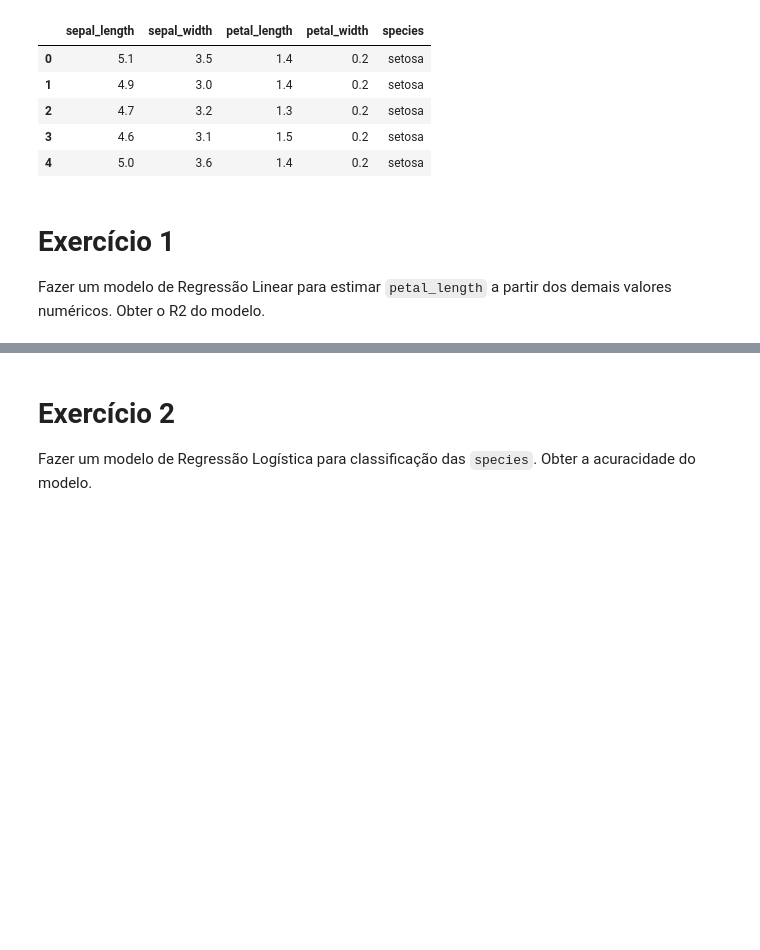
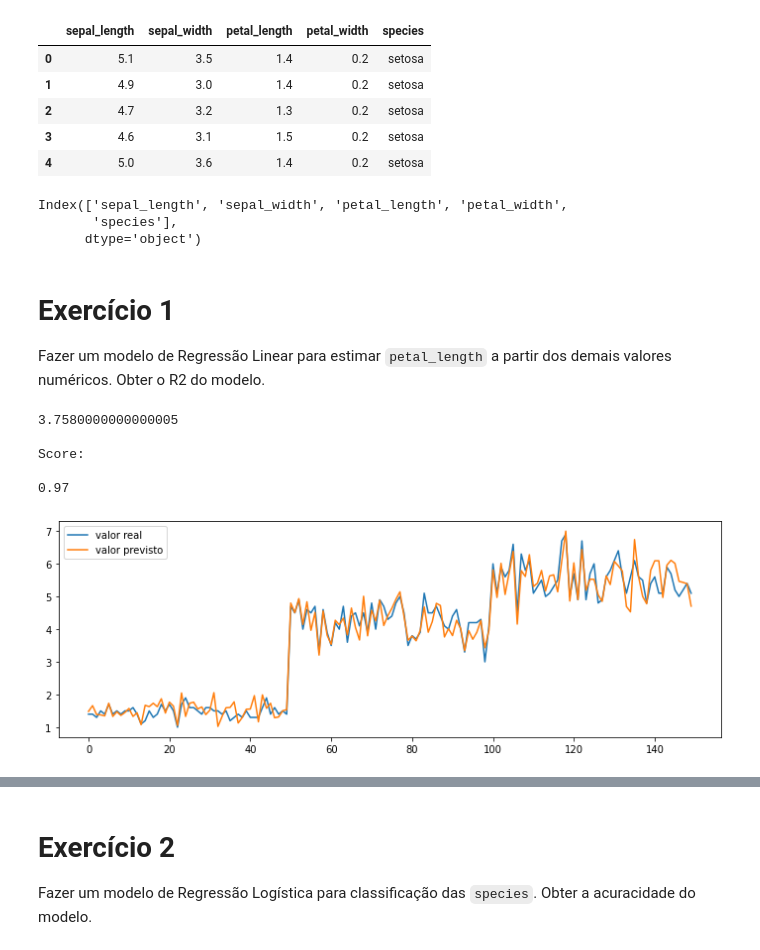
Before and after one commit to ggpgutierrez/IA_2022S2, a Jupyter notebook: Aula5.ipynb, the cells around one changed output, grey strips where cells are left out. Drawn from its saved outputs; the diff is of its cells as text; code cells hidden in the pictures; blank space fills up the shorter version.

```diff
--- a/Aula5.ipynb
+++ b/Aula5.ipynb
@@ -16,7 +16,49 @@ df.head()
 | 2 | 4.7 | 3.2 | 1.3 | 0.2 | setosa |
 | 3 | 4.6 | 3.1 | 1.5 | 0.2 | setosa |
 | 4 | 5.0 | 3.6 | 1.4 | 0.2 | setosa |
+# %%
+df.columns
+# %% [output]
+Index(['sepal_length', 'sepal_width', 'petal_length', 'petal_width',
+       'species'],
+      dtype='object')
 # %% [markdown]
 # Exercício 1
 
 Fazer um modelo de Regressão Linear para estimar `petal_length` a partir dos demais valores numéricos. Obter o R2 do modelo.
+# %%
+from sklearn import linear_model
+# Entradas e Saídas
+X = df[['sepal_length', 'sepal_width', 'petal_width']]
+y = df['petal_length']
+
+# Definição
+reg = linear_model.LinearRegression()
+
+# Treinamento
+reg.fit(X,y)
+
+# Avaliação
+y_pred = reg.predict(X)
+
+print( y_pred.mean() )
+# print( y_pred )
+
+score = reg.score(X, y)
+print('\nScore:\n')
+print(f'{score:.2f}')
+
+fig = plt.figure(figsize=(12,4))
+
+plt.plot(df['petal_length'],label='valor real')
+plt.plot(y_pred,label='valor previsto')
+
+plt.legend()
+plt.show()
+# %% [output]
+3.7580000000000005
+
+Score:
+
+0.97
+[figure, added]
```
Also changed, not shown: parts of 5 cells of this notebook.
